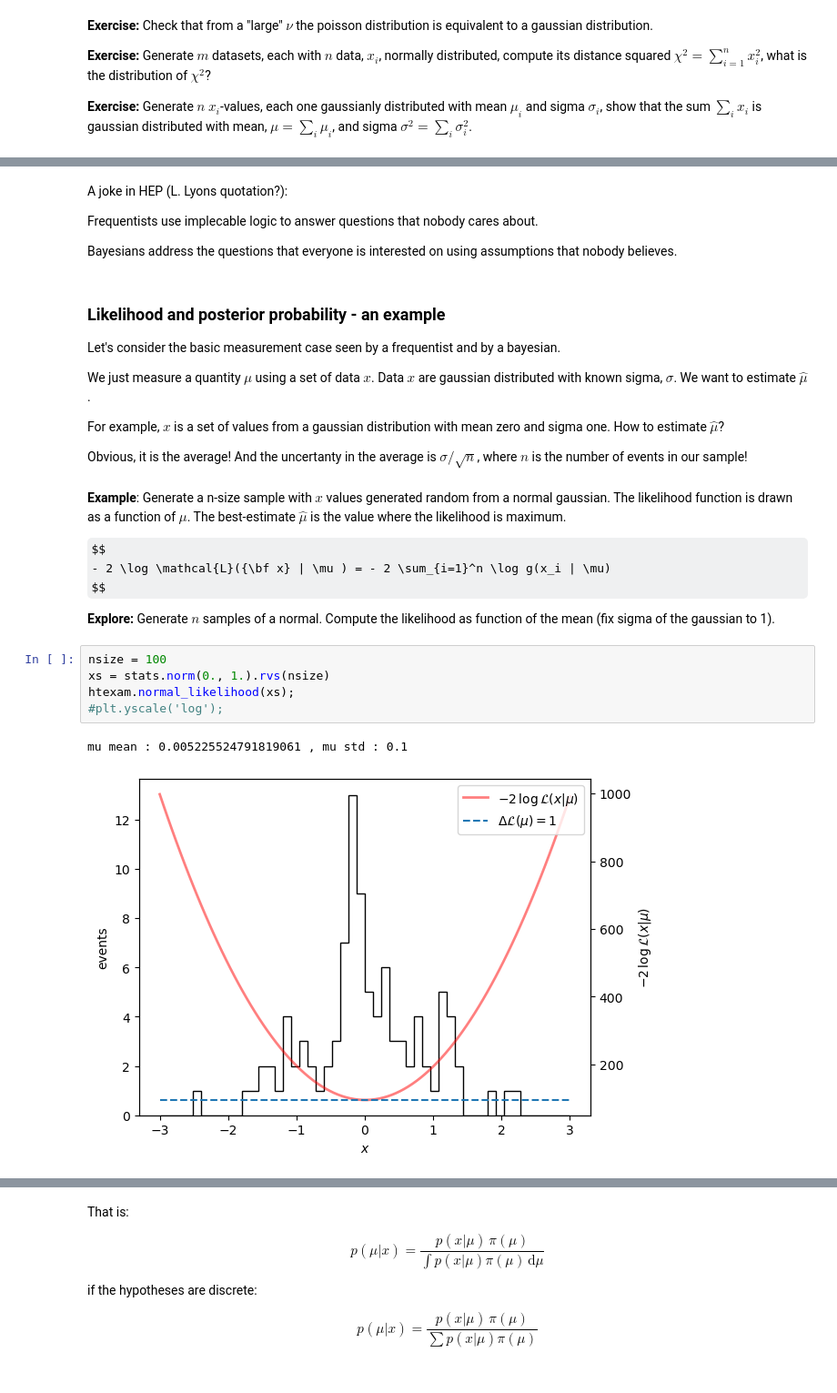
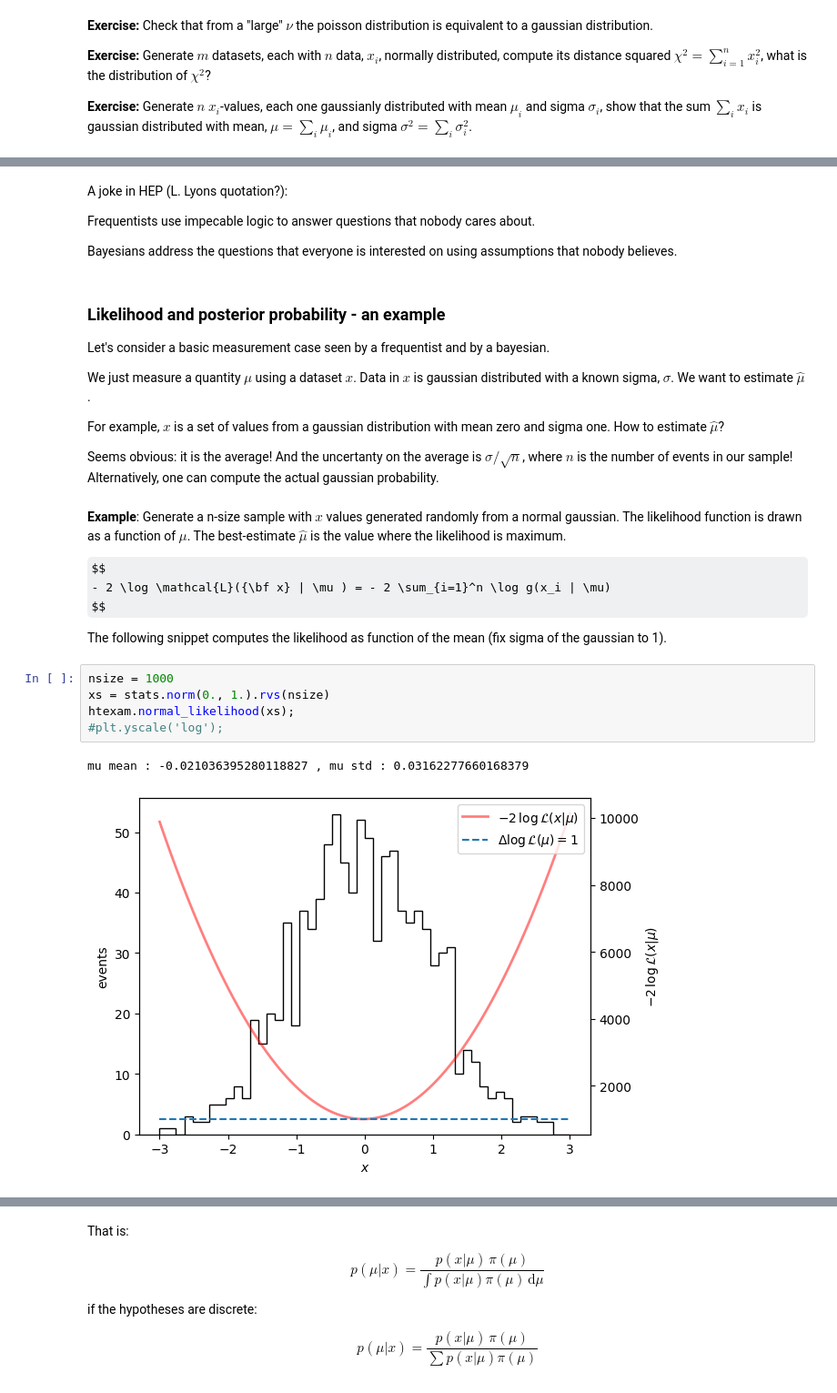
Before and after one commit to xabiercidvidal/USC-TA, a Jupyter notebook: ta_basic_concepts.ipynb, the cells around one changed output, grey strips where cells are left out. Shown at 91% size. Drawn from its saved outputs; the diff is of its cells as text; some formulas as TeX source.

```diff
--- a/ta_basic_concepts.ipynb
+++ b/ta_basic_concepts.ipynb
@@ -378,34 +370,34 @@ While a Bayesian claims: *We have discovered the Higgs!*
 
 A joke in HEP (L. Lyons quotation?):
 
-Frequentists use implecable logic to answer questions that nobody cares about.
+Frequentists use impecable logic to answer questions that nobody cares about.
 
 Bayesians address the questions that everyone is interested on using assumptions that nobody believes.
 # %% [markdown]
 ###  Likelihood and posterior  probability - an example
 
-Let's consider the basic measurement case seen by a frequentist and by a bayesian.
+Let's consider a basic measurement case seen by a frequentist and by a bayesian.
 
-We just measure a quantity $\mu$ using a set of data $x$. Data $x$ are gaussian distributed with known sigma, $\sigma$. We want to estimate $\hat{\mu}$.
+We just measure a quantity $\mu$ using a dataset $x$. Data in $x$ is gaussian distributed with a known sigma, $\sigma$. We want to estimate $\hat{\mu}$.
 
 For example, $x$ is a set of values from a gaussian distribution with mean zero and sigma one. How to estimate $\hat{\mu}$?
 
-Obvious, it is the average! And the uncertanty in the average is $\sigma/\sqrt{n}$, where $n$ is the number of events in our sample!
+Seems obvious: it is the average! And the uncertanty on the average is $\sigma/\sqrt{n}$, where $n$ is the number of events in our sample! Alternatively, one can compute the actual gaussian probability.
 # %% [markdown]
 
-**Example**: Generate a n-size sample with $x$ values generated random from a normal gaussian. The likelihood function is drawn as a function of $\mu$. The best-estimate $\hat{\mu}$ is the value where the likelihood is maximum.
+**Example**: Generate a n-size sample with $x$ values generated randomly from a normal gaussian. The likelihood function is drawn as a function of $\mu$. The best-estimate $\hat{\mu}$ is the value where the likelihood is maximum.
 
 $$
 - 2 \log \mathcal{L}({\bf x} | \mu ) = - 2 \sum_{i=1}^n \log g(x_i | \mu)
 $$
 
 
-**Explore:** Generate $n$ samples of a normal. Compute the likelihood as function of the mean (fix sigma of the gaussian to 1).
+The following snippet computes the likelihood as function of the mean (fix sigma of the gaussian to 1).
 # %%
-nsize = 100
+nsize = 1000
 xs = stats.norm(0., 1.).rvs(nsize)
 htexam.normal_likelihood(xs);
 #plt.yscale('log');
 # %% [output]
-mu mean : 0.005225524791819061 , mu std : 0.1
+mu mean : -0.021036395280118827 , mu std : 0.03162277660168379
-[figure, old version]
+[figure, new version]
```
Also changed, not shown: parts of 22 cells of this notebook, 4 other files.
